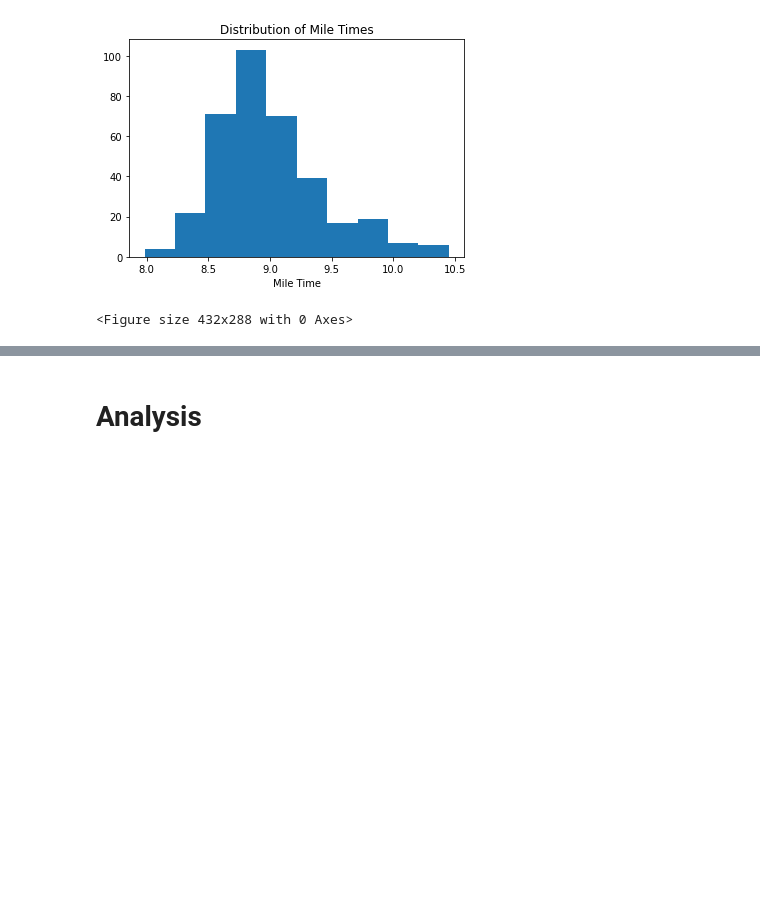
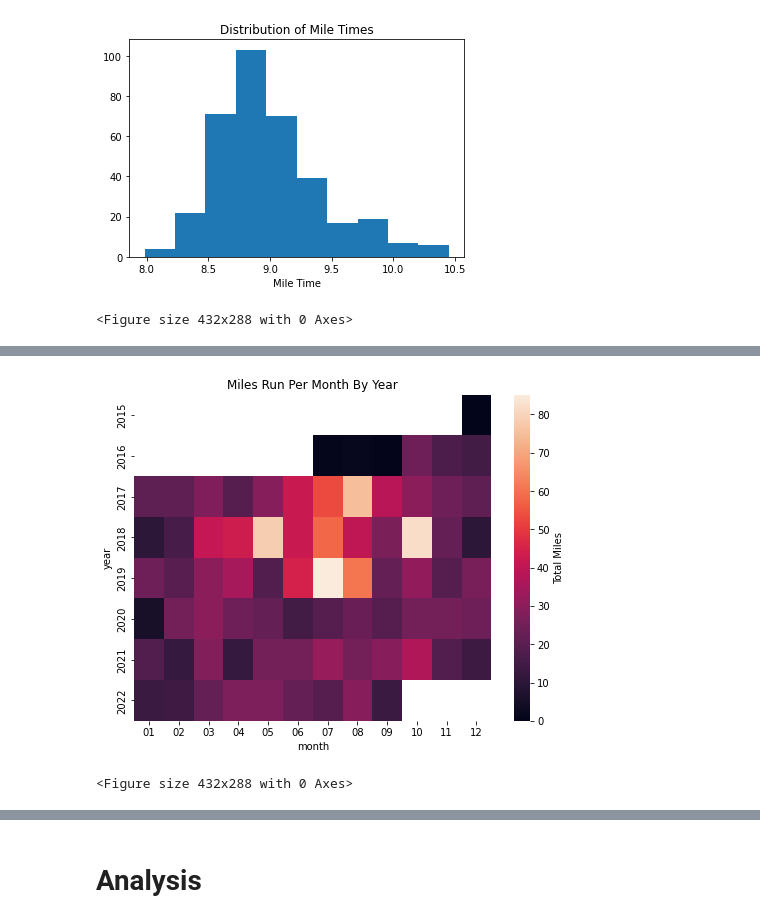
Before and after one commit to bethharvey/Inference-Final-Project, a Jupyter notebook: Inference Final Project.ipynb, the cells around one changed output, grey strips where cells are left out. Cells and saved outputs as stored; diff of their text form; code cells hidden in the pictures; blank space fills up the shorter version.

```diff
--- a/Inference Final Project.ipynb
+++ b/Inference Final Project.ipynb
@@ -191,0 +209,14 @@ plt.clf()
+# %%
+# Heatmap of miles per month
+totals = activities_all.groupby(['year', 'month']).sum()
+totals_mnth_yr = totals.reset_index().pivot(index = 'year', columns = 'month', values = 'distance')
+
+plt.figure(figsize = (8, 6))
+
+sns.heatmap(totals_mnth_yr, cbar_kws = {'label': 'Total Miles'})
+plt.title('Miles Run Per Month By Year')
+plt.show()
+plt.clf()
+# %% [output]
+[figure, added]
+<Figure size 432x288 with 0 Axes>
```
Also changed, not shown: parts of 19 cells of this notebook.
